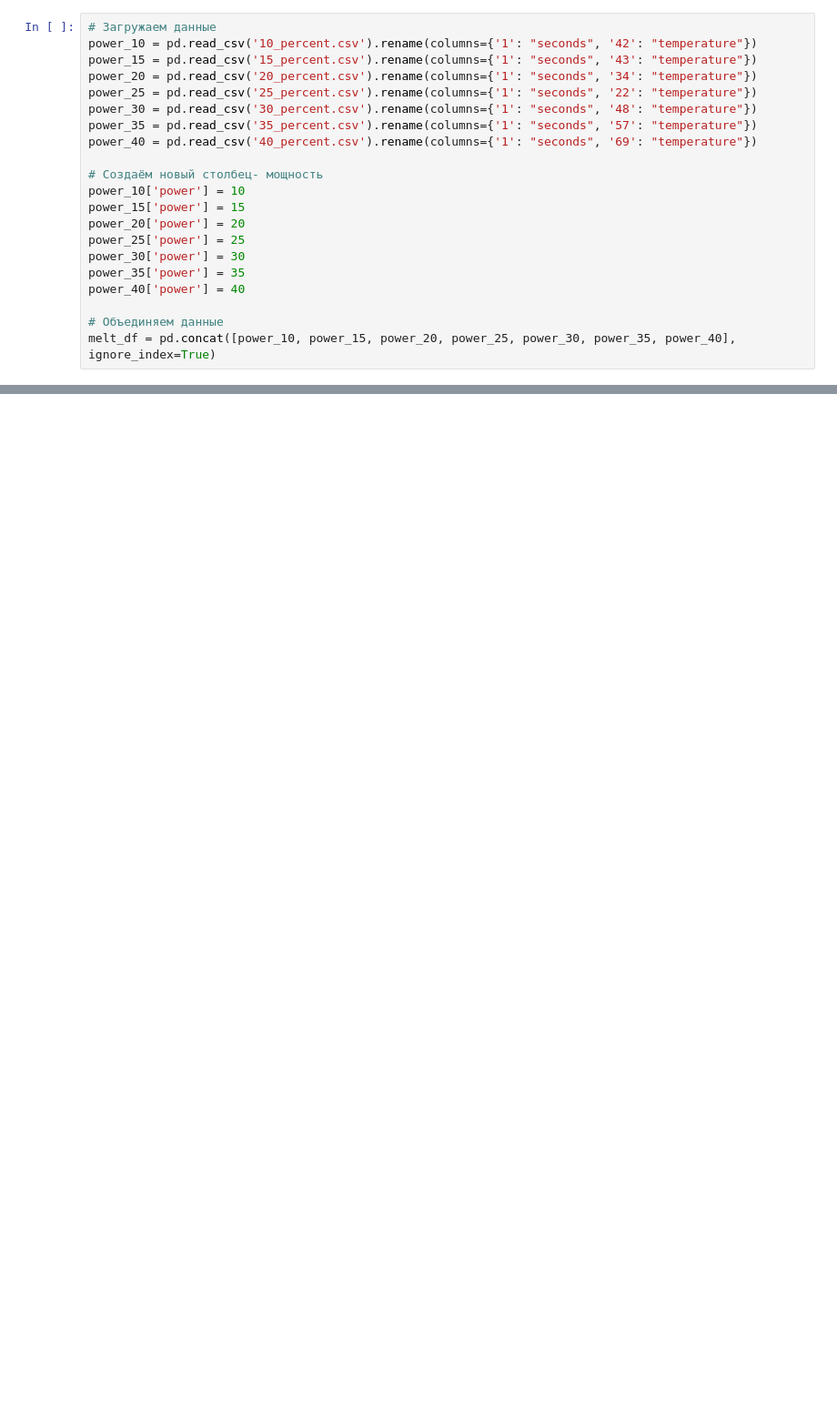
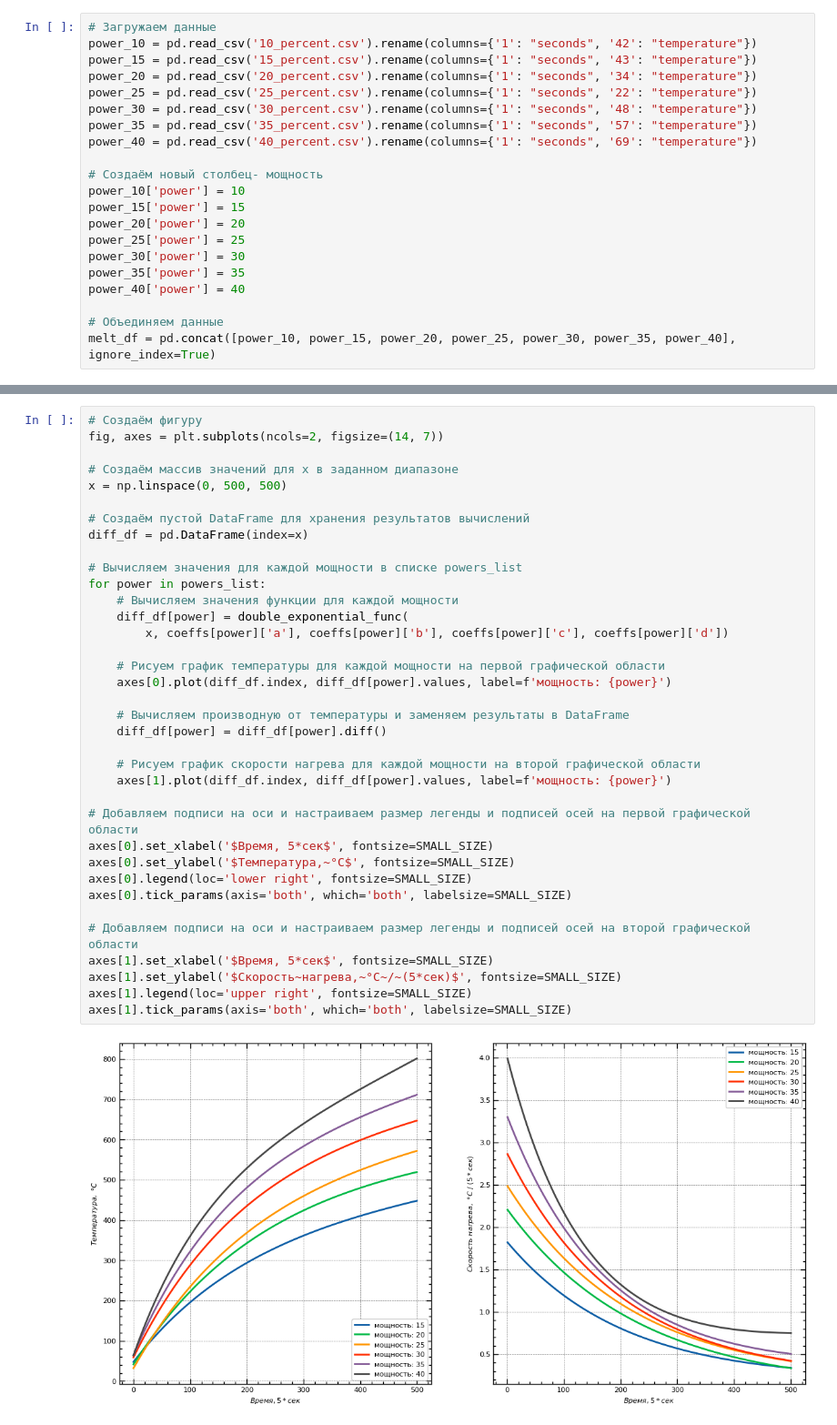
Before and after one commit to kdavjd/oven_heating, a Jupyter notebook: oven_heating.ipynb, the cells around one changed output, grey strips where cells are left out. Shown at 91% size. Saved outputs shown, nothing was run; the diff lists cells and outputs as text; blank space fills up the shorter version.

```diff
--- a/oven_heating.ipynb
+++ b/oven_heating.ipynb
@@ -58,0 +258,38 @@ plt.show()
+# %%
+# Создаём фигуру
+fig, axes = plt.subplots(ncols=2, figsize=(14, 7))
+
+# Создаём массив значений для x в заданном диапазоне
+x = np.linspace(0, 500, 500)
+
+# Создаём пустой DataFrame для хранения результатов вычислений
+diff_df = pd.DataFrame(index=x)
+
+# Вычисляем значения для каждой мощности в списке powers_list
+for power in powers_list:
+    # Вычисляем значения функции для каждой мощности
+    diff_df[power] = double_exponential_func(
+        x, coeffs[power]['a'], coeffs[power]['b'], coeffs[power]['c'], coeffs[power]['d'])
+
+    # Рисуем график температуры для каждой мощности на первой графической области
+    axes[0].plot(diff_df.index, diff_df[power].values, label=f'мощность: {power}')
+
+    # Вычисляем производную от температуры и заменяем результаты в DataFrame
+    diff_df[power] = diff_df[power].diff()
+
+    # Рисуем график скорости нагрева для каждой мощности на второй графической области
+    axes[1].plot(diff_df.index, diff_df[power].values, label=f'мощность: {power}')
+
+# Добавляем подписи на оси и настраиваем размер легенды и подписей осей на первой графической области
+axes[0].set_xlabel('$Время, 5*сек$', fontsize=SMALL_SIZE)
+axes[0].set_ylabel('$Температура,~°С$', fontsize=SMALL_SIZE)
+axes[0].legend(loc='lower right', fontsize=SMALL_SIZE)
+axes[0].tick_params(axis='both', which='both', labelsize=SMALL_SIZE)
+
+# Добавляем подписи на оси и настраиваем размер легенды и подписей осей на второй графической области
+axes[1].set_xlabel('$Время, 5*сек$', fontsize=SMALL_SIZE)
+axes[1].set_ylabel('$Скорость~нагрева,~°С~/~(5*сек)$', fontsize=SMALL_SIZE)
+axes[1].legend(loc='upper right', fontsize=SMALL_SIZE)
+axes[1].tick_params(axis='both', which='both', labelsize=SMALL_SIZE)
+# %% [output]
+[figure, added]
```
Also changed, not shown: parts of 14 cells of this notebook, 1 other file.
